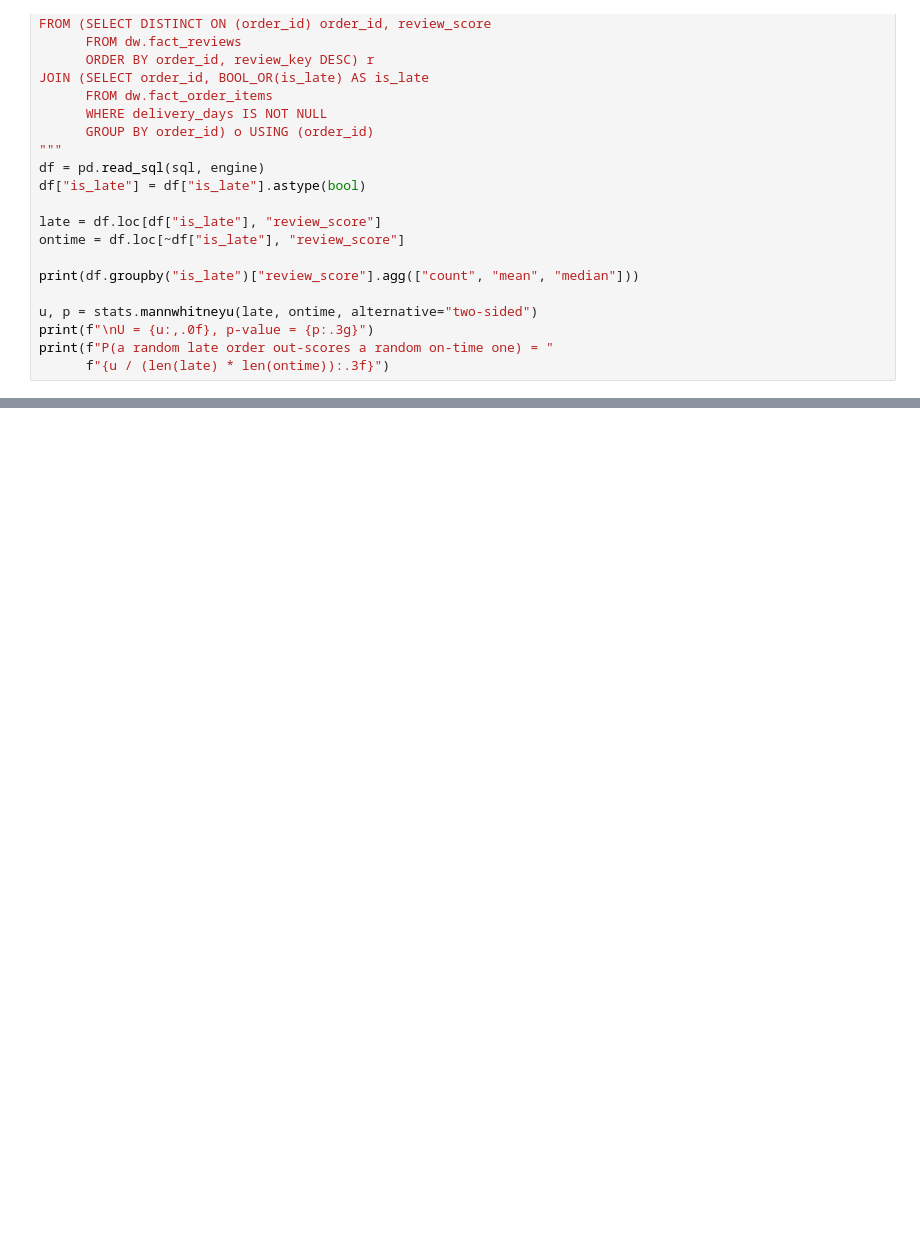
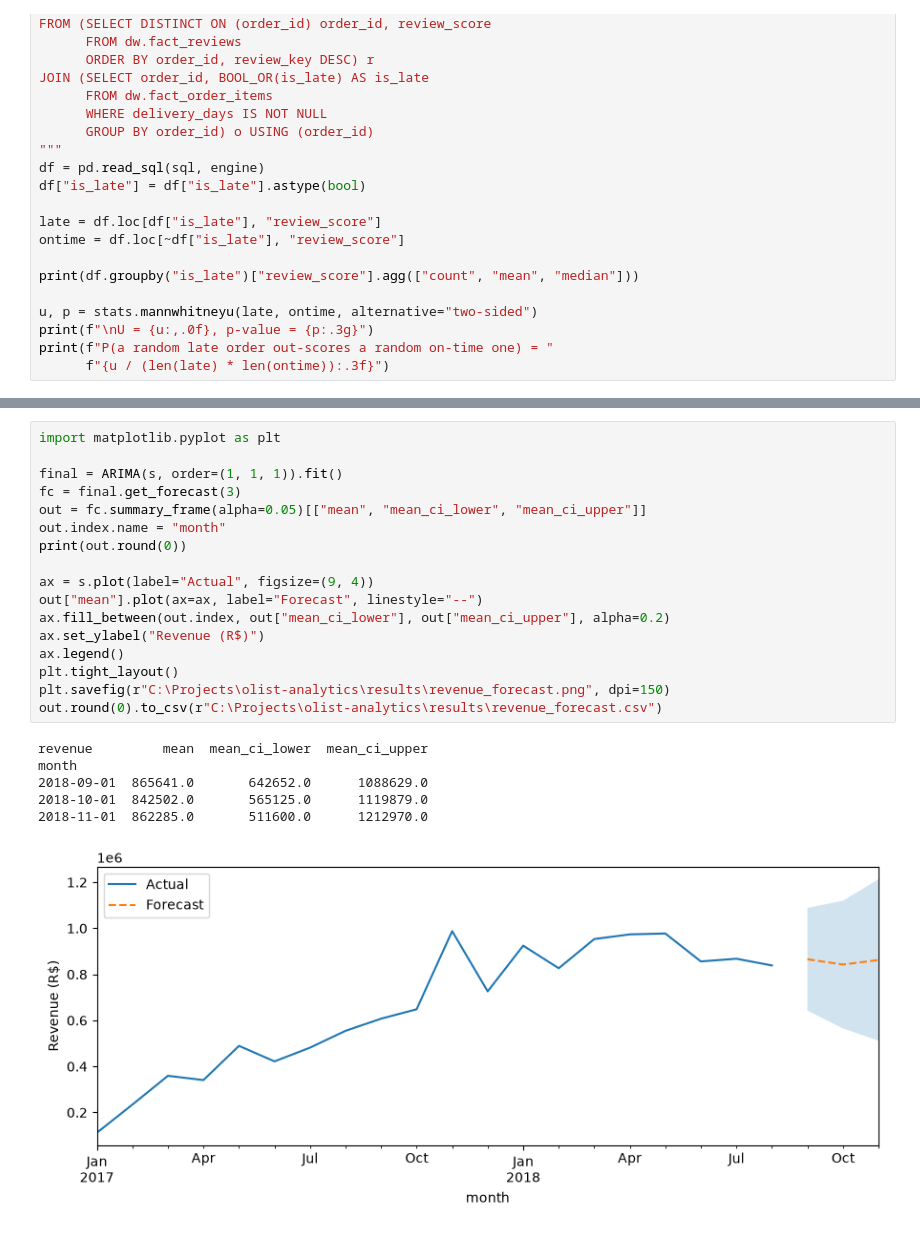
Before and after one commit to abhinav-code-all/olist-analytics, a Jupyter notebook: notebooks/stats_tests.ipynb, the cells around one changed output, grey strips where cells are left out. Cells and saved outputs as stored; diff of their text form; blank space fills up the shorter version.

Commit message:
Add ARIMA revenue forecast

```diff
--- a/notebooks/stats_tests.ipynb
+++ b/notebooks/stats_tests.ipynb
@@ -62,0 +67,24 @@ print(f"ARIMA(1,1,1): {mape(test, arima_fc):.1f}% error")
+# %%
+import matplotlib.pyplot as plt
+
+final = ARIMA(s, order=(1, 1, 1)).fit()
+fc = final.get_forecast(3)
+out = fc.summary_frame(alpha=0.05)[["mean", "mean_ci_lower", "mean_ci_upper"]]
+out.index.name = "month"
+print(out.round(0))
+
+ax = s.plot(label="Actual", figsize=(9, 4))
+out["mean"].plot(ax=ax, label="Forecast", linestyle="--")
+ax.fill_between(out.index, out["mean_ci_lower"], out["mean_ci_upper"], alpha=0.2)
+ax.set_ylabel("Revenue (R$)")
+ax.legend()
+plt.tight_layout()
+plt.savefig(r"C:\Projects\olist-analytics\results\revenue_forecast.png", dpi=150)
+out.round(0).to_csv(r"C:\Projects\olist-analytics\results\revenue_forecast.csv")
+# %% [output]
+revenue         mean  mean_ci_lower  mean_ci_upper
+month
+2018-09-01  865641.0       642652.0      1088629.0
+2018-10-01  842502.0       565125.0      1119879.0
+2018-11-01  862285.0       511600.0      1212970.0
+[figure, added]
```
Also changed, not shown: parts of 1 cell of this notebook, 2 other files.
